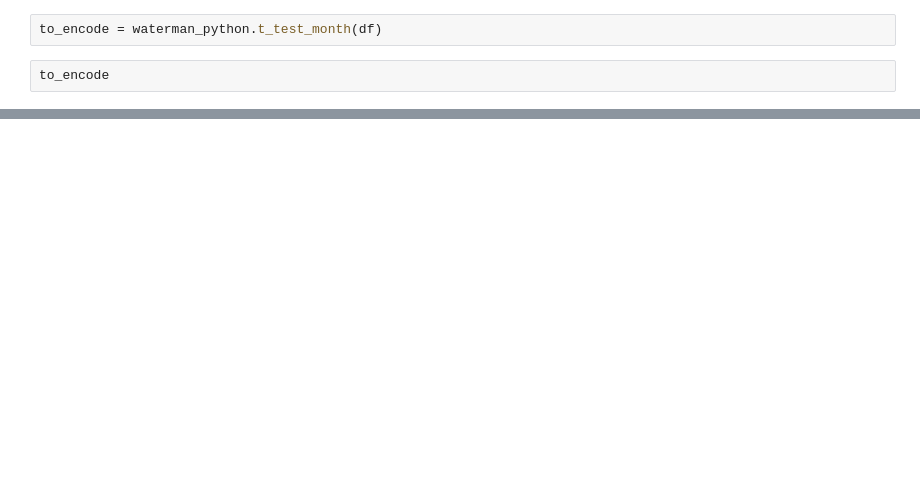
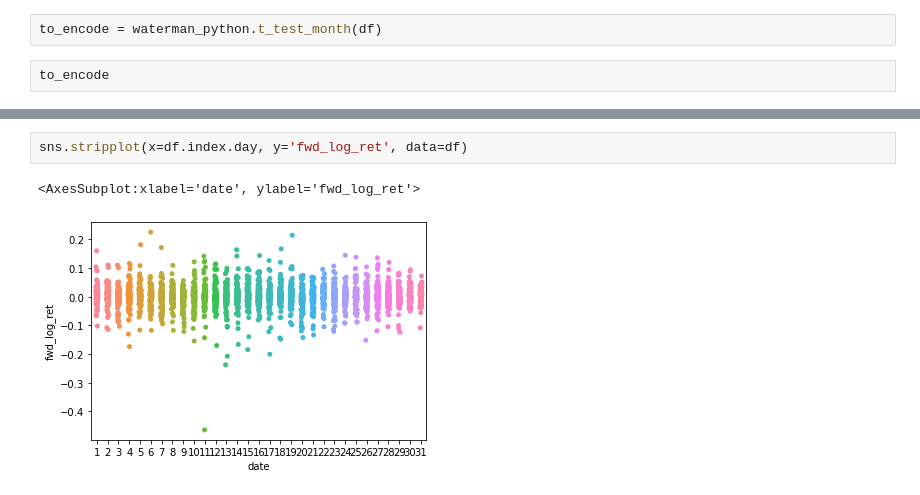
Before and after one commit to FinancialForecasters/financial_forecaster, a Jupyter notebook: waterman_explore.ipynb, the cells around one changed output, grey strips where cells are left out. Saved outputs shown, nothing was run; the diff lists cells and outputs as text; blank space fills up the shorter version.

```diff
--- a/waterman_explore.ipynb
+++ b/waterman_explore.ipynb
@@ -555,0 +659,5 @@ df.info()
+# %%
+sns.stripplot(x=df.index.day, y='fwd_log_ret', data=df)
+# %% [output]
+<AxesSubplot:xlabel='date', ylabel='fwd_log_ret'>
+[figure, added]
```
Also changed, not shown: parts of 14 cells of this notebook.
